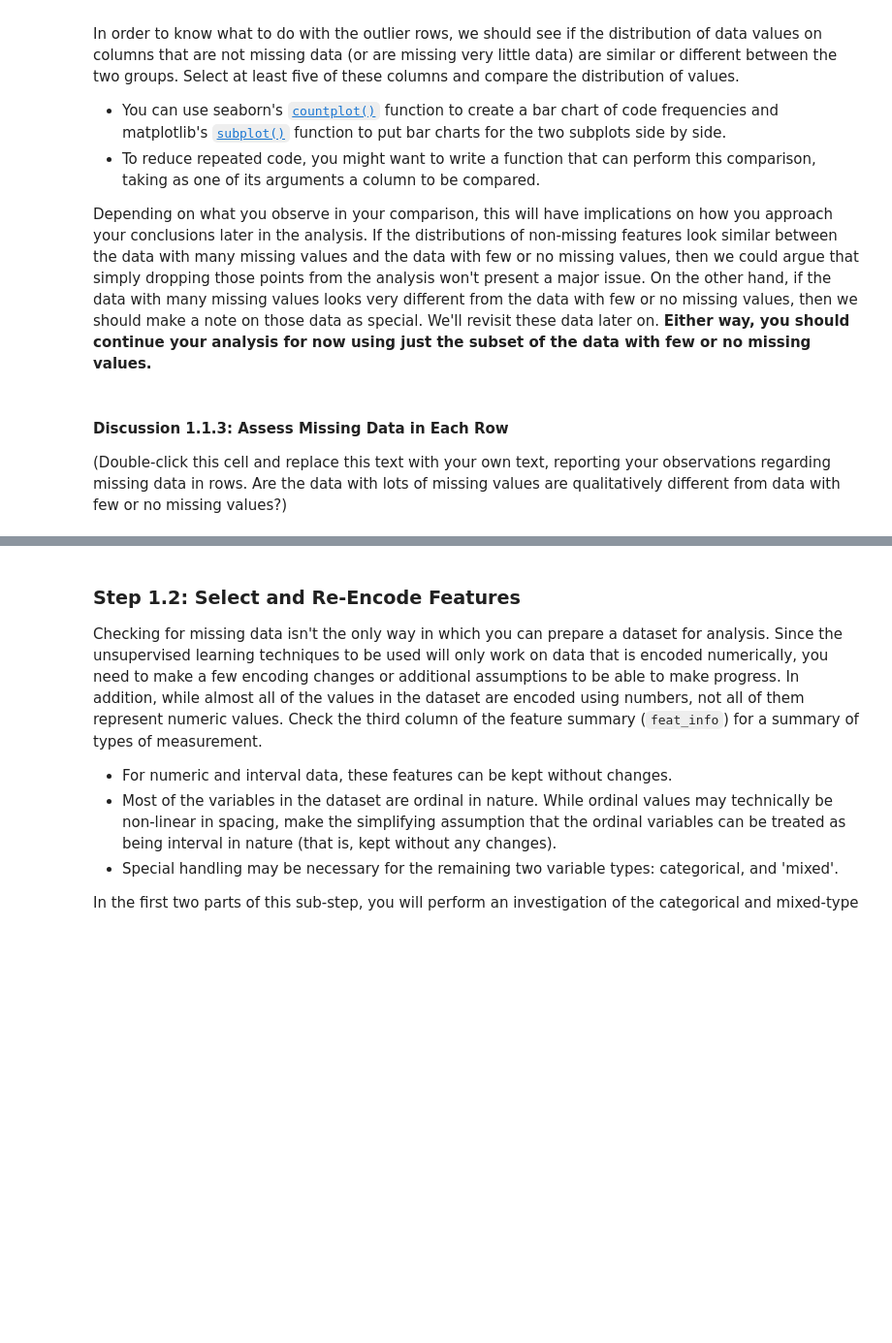
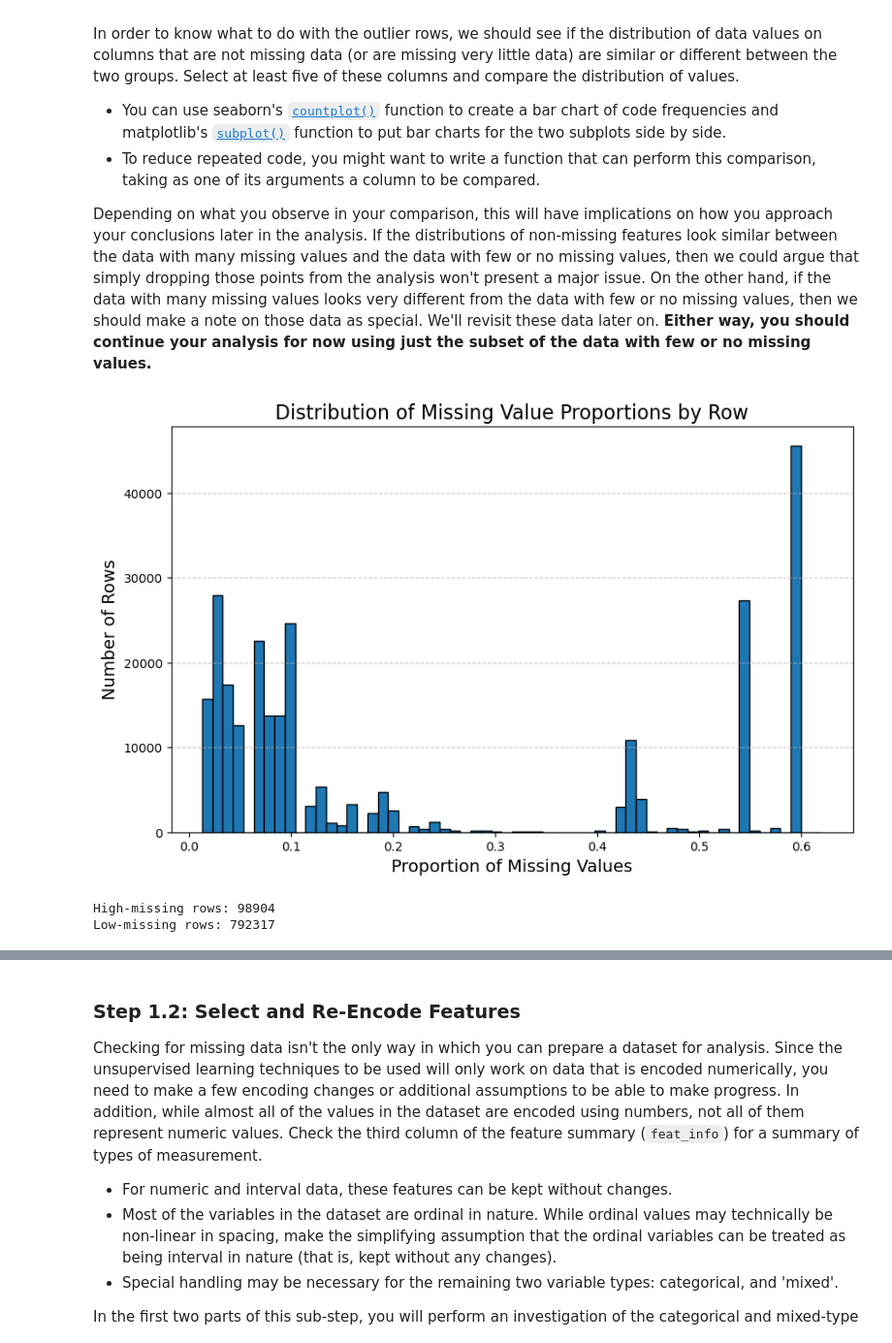
Before and after one commit to zhanshu21/Identify_Customer_Segments, a Jupyter notebook: Identify_Customer_Segments.ipynb, the cells around one changed output, grey strips where cells are left out. Shown: that part at 97% size. Cells and saved outputs as stored; diff of their text form; code cells hidden in the pictures; blank space fills up the shorter version.

```diff
--- a/Identify_Customer_Segments.ipynb
+++ b/Identify_Customer_Segments.ipynb
@@ -297,3 +295,28 @@ Depending on what you observe in your comparison, this will have implications on
+# %%
+# How much data is missing in each row of the dataset?
+row_missing_prop = cleaned_df.isna().mean(axis=1)
+mask  = row_missing_prop>0   # show only the rows contain missing data
+
+# visualize the distribution of proportion of missing values for each row
+plt.figure(figsize=(10, 6))
+plt.hist(row_missing_prop[mask], bins=60, edgecolor='k')
+plt.title('Distribution of Missing Value Proportions by Row', fontsize=16)
+plt.xlabel('Proportion of Missing Values', fontsize=14)
+plt.ylabel('Number of Rows', fontsize=14)
+plt.grid(axis='y', linestyle='--', alpha=0.7)
+plt.show()
+# %% [output]
+[figure, added]
 # %%
 # Write code to divide the data into two subsets based on the number of missing
 # values in each row.
+
+threshold = 0.2
+high_missing = cleaned_df[row_missing_prop > threshold]
+low_missing = cleaned_df[row_missing_prop <= threshold]
+
+print(f"High-missing rows: {len(high_missing)}")
+print(f"Low-missing rows: {len(low_missing)}")
+# %% [output]
+High-missing rows: 98904
+Low-missing rows: 792317
@@ -303,4 +322,0 @@ Depending on what you observe in your comparison, this will have implications on
-# %% [markdown]
-#### Discussion 1.1.3: Assess Missing Data in Each Row
-
-(Double-click this cell and replace this text with your own text, reporting your observations regarding missing data in rows. Are the data with lots of missing values are qualitatively different from data with few or no missing values?)
```
Also changed, not shown: parts of 17 cells of this notebook.
